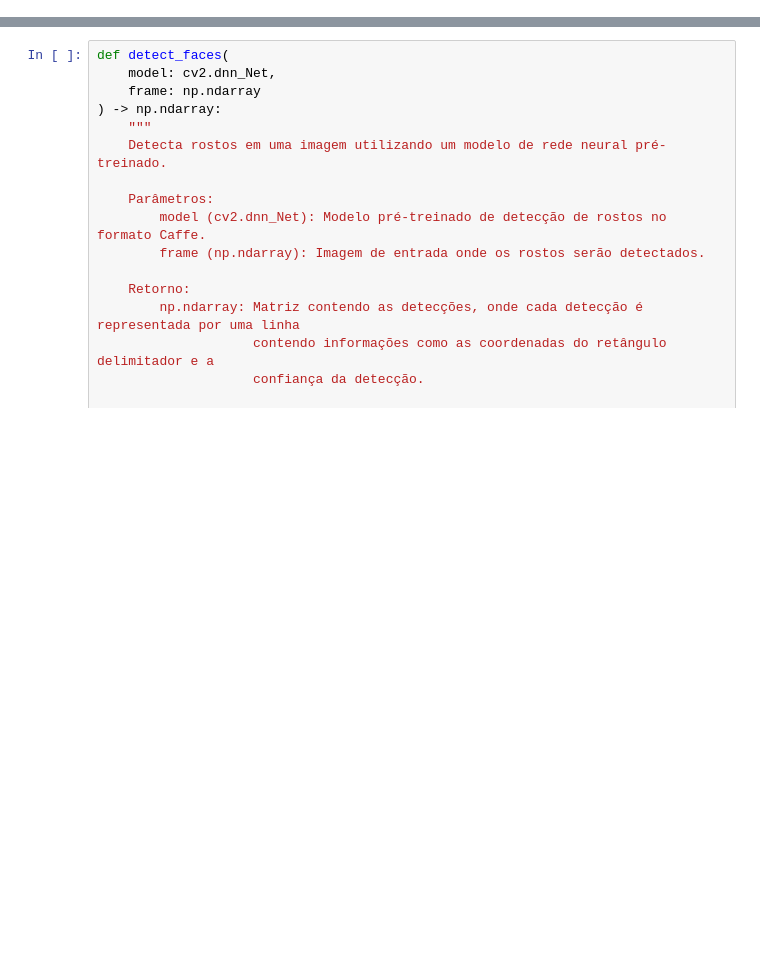
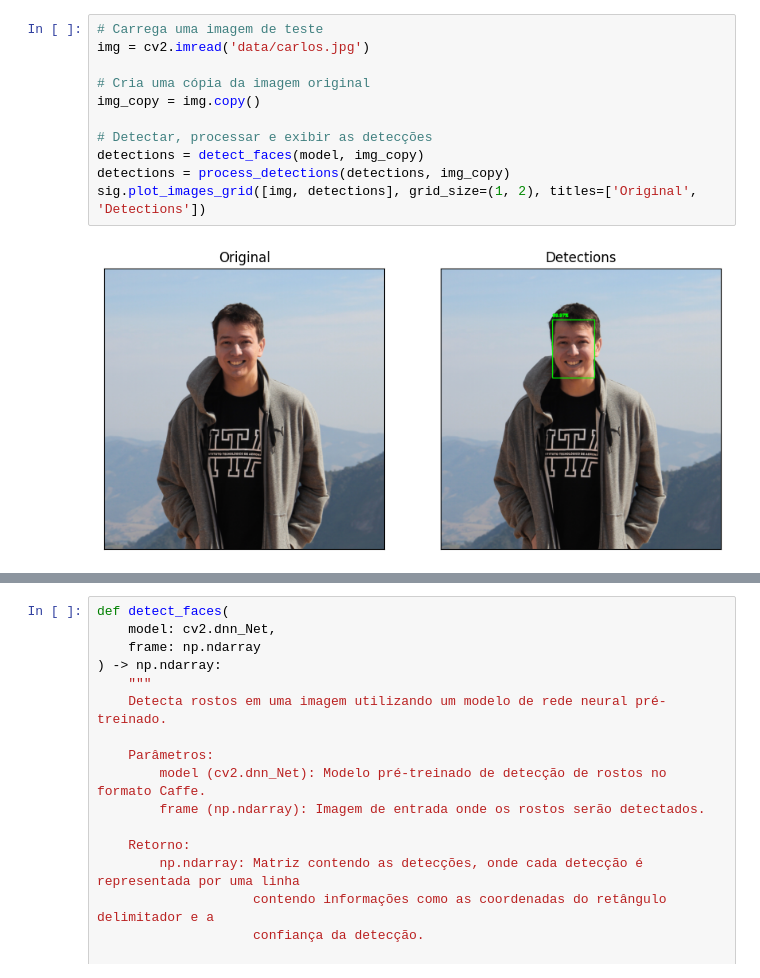
Before and after one commit to carlosfab/visao-computacional, a Jupyter notebook: notebooks/04_deteccao_facial_e_landmarks.ipynb, the cells around one changed output, grey strips where cells are left out. Cells and saved outputs as stored; diff of their text form; blank space fills up the shorter version.

```diff
--- a/notebooks/04_deteccao_facial_e_landmarks.ipynb
+++ b/notebooks/04_deteccao_facial_e_landmarks.ipynb
@@ -35,0 +280,13 @@ import sigmoidal as sig
+# %%
+# Carrega uma imagem de teste
+img = cv2.imread('data/carlos.jpg')
+
+# Cria uma cópia da imagem original
+img_copy = img.copy()
+
+# Detectar, processar e exibir as detecções
+detections = detect_faces(model, img_copy)
+detections = process_detections(detections, img_copy)
+sig.plot_images_grid([img, detections], grid_size=(1, 2), titles=['Original', 'Detections'])
+# %% [output]
+[figure, added]
```
Also changed, not shown: parts of 20 cells of this notebook.
